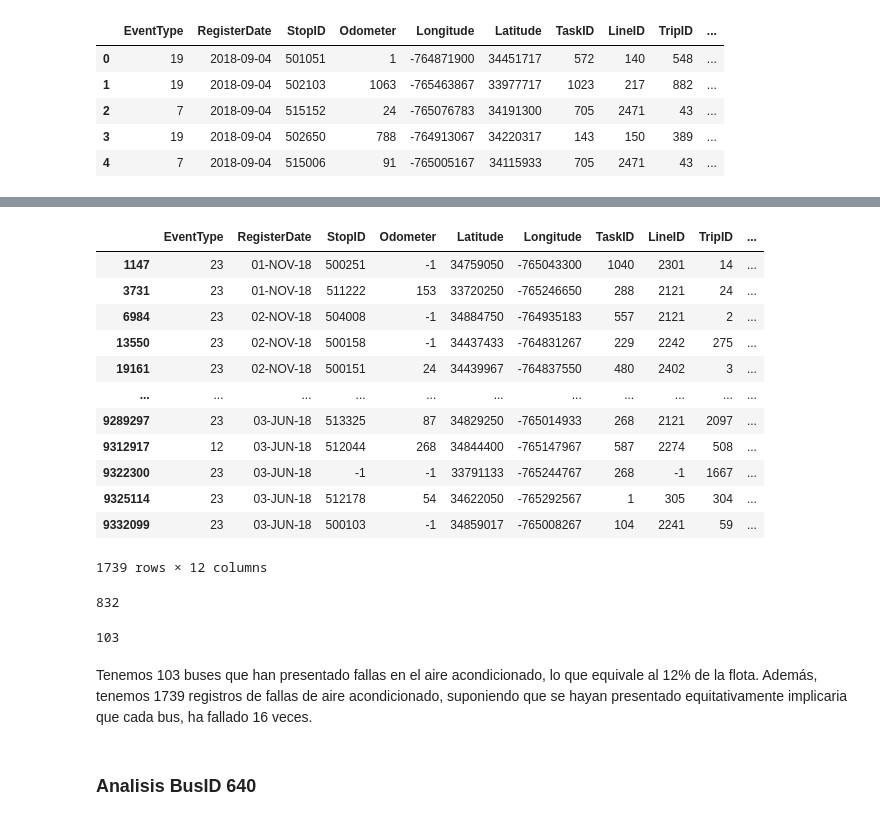
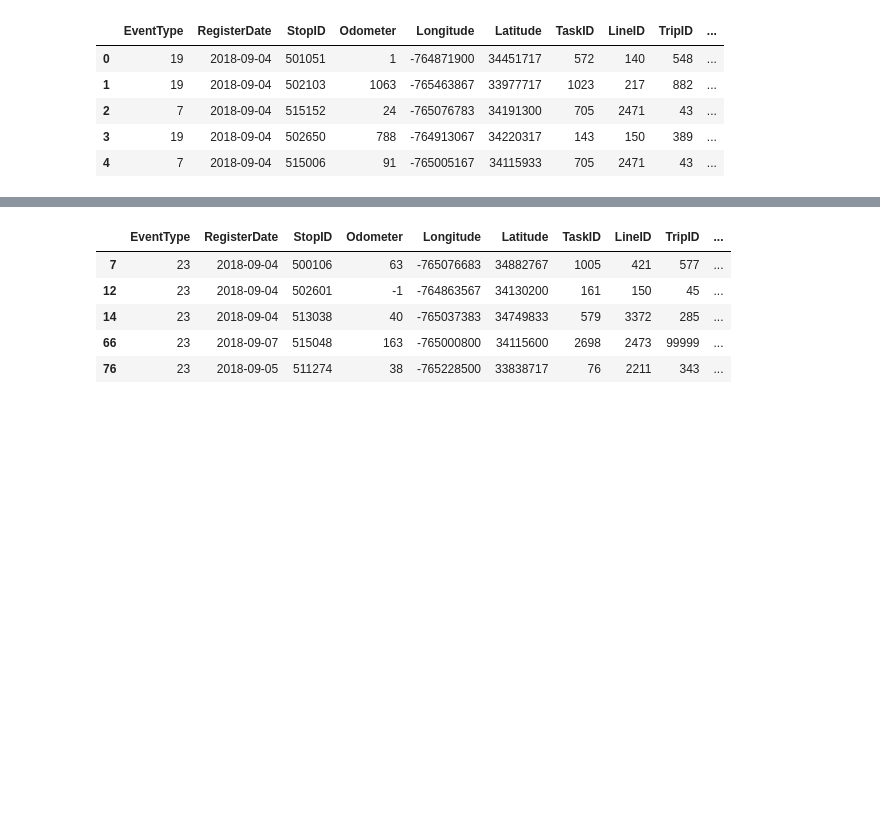
Before and after one commit to manuelq12/PDG-AVIOM-BUS_DIGITAL_TWIN, a Jupyter notebook: Análisis Exploratorio/Python/AnalisisExploratorio.ipynb, the cells around one changed output, grey strips where cells are left out. Cells and saved outputs as stored; diff of their text form; code cells hidden in the pictures; blank space fills up the shorter version.

```diff
--- a/Análisis Exploratorio/Python/AnalisisExploratorio.ipynb
+++ b/Análisis Exploratorio/Python/AnalisisExploratorio.ipynb
@@ -15,7 +15,7 @@ from sklearn.metrics import make_scorer
 import warnings
 warnings.filterwarnings('ignore')
 # %%
-col_Headers = ["EventType","RegisterDate","StopID","Odometer","Longitude","Latitude", "TaskID","LineID","TripID","DatagramID","DatagramDate","DatagramTime","BusID"]
-df = pd.read_csv('DATAGRAMS.csv',',',dtype={"EventType": str, "RegisterDate": str, "StopID": str,"Odometer": str,"Longitude": str,"Latitude": str, "TaskID": str,"LineID": str,"TripID": str,"DatagramID": str,"DatagramDate": str,"DatagramTime": str,"BusID": str},names = col_Headers)
+col_Headers = ["EventType","RegisterDate","StopID","Odometer","Longitude","Latitude", "TaskID","LineID","TripID","DatagramID","DatagramDate","BusID"]
+df = pd.read_csv('m_datagrams.csv',',',dtype={"EventType": str, "RegisterDate": str, "StopID": str,"Odometer": str,"Longitude": str,"Latitude": str, "TaskID": str,"LineID": str,"TripID": str,"DatagramID": str,"DatagramDate": str,"BusID": str},names = col_Headers)
 # %% [markdown]
 ## Analisis Exploratorio de Datos
@@ -119,28 +102,10 @@ Name: RegisterDate, dtype: int64
 # %%
-df[(df.EventType == '12') | (df.EventType == '23')]
+df2= df[(df['EventType']=='12') | (df['EventType']=='23')]
+df2.head()
 # %% [output]
-|  | EventType | RegisterDate | StopID | Odometer | Latitude | Longitude | TaskID | LineID | TripID | ... |
-| 1147 | 23 | 01-NOV-18 | 500251 | -1 | 34759050 | -765043300 | 1040 | 2301 | 14 | ... |
-| 3731 | 23 | 01-NOV-18 | 511222 | 153 | 33720250 | -765246650 | 288 | 2121 | 24 | ... |
-| 6984 | 23 | 02-NOV-18 | 504008 | -1 | 34884750 | -764935183 | 557 | 2121 | 2 | ... |
-| 13550 | 23 | 02-NOV-18 | 500158 | -1 | 34437433 | -764831267 | 229 | 2242 | 275 | ... |
-| 19161 | 23 | 02-NOV-18 | 500151 | 24 | 34439967 | -764837550 | 480 | 2402 | 3 | ... |
-| ... | ... | ... | ... | ... | ... | ... | ... | ... | ... | ... |
-| 9289297 | 23 | 03-JUN-18 | 513325 | 87 | 34829250 | -765014933 | 268 | 2121 | 2097 | ... |
-| 9312917 | 12 | 03-JUN-18 | 512044 | 268 | 34844400 | -765147967 | 587 | 2274 | 508 | ... |
-| 9322300 | 23 | 03-JUN-18 | -1 | -1 | 33791133 | -765244767 | 268 | -1 | 1667 | ... |
-| 9325114 | 23 | 03-JUN-18 | 512178 | 54 | 34622050 | -765292567 | 1 | 305 | 304 | ... |
-| 9332099 | 23 | 03-JUN-18 | 500103 | -1 | 34859017 | -765008267 | 104 | 2241 | 59 | ... |
+|  | EventType | RegisterDate | StopID | Odometer | Longitude | Latitude | TaskID | LineID | TripID | ... |
+| 7 | 23 | 2018-09-04 | 500106 | 63 | -765076683 | 34882767 | 1005 | 421 | 577 | ... |
+| 12 | 23 | 2018-09-04 | 502601 | -1 | -764863567 | 34130200 | 161 | 150 | 45 | ... |
+| 14 | 23 | 2018-09-04 | 513038 | 40 | -765037383 | 34749833 | 579 | 3372 | 285 | ... |
+| 66 | 23 | 2018-09-07 | 515048 | 163 | -765000800 | 34115600 | 2698 | 2473 | 99999 | ... |
+| 76 | 23 | 2018-09-05 | 511274 | 38 | -765228500 | 33838717 | 76 | 2211 | 343 | ... |
-1739 rows × 12 columns
-# %%
-df.BusID.unique().size
-# %% [output]
-832
-# %%
-df[(df.EventType == '12') | (df.EventType == '23')].BusID.unique().size
-# %% [output]
-103
-# %% [markdown]
-Tenemos 103 buses que han presentado fallas en el aire acondicionado, lo que equivale al 12% de la flota. Además, tenemos 1739 registros de fallas de aire acondicionado, suponiendo que se hayan presentado equitativamente implicaria que cada bus, ha fallado 16 veces.
-# %% [markdown]
-### Analisis BusID 640
```
Also changed, not shown: parts of 32 cells of this notebook.
